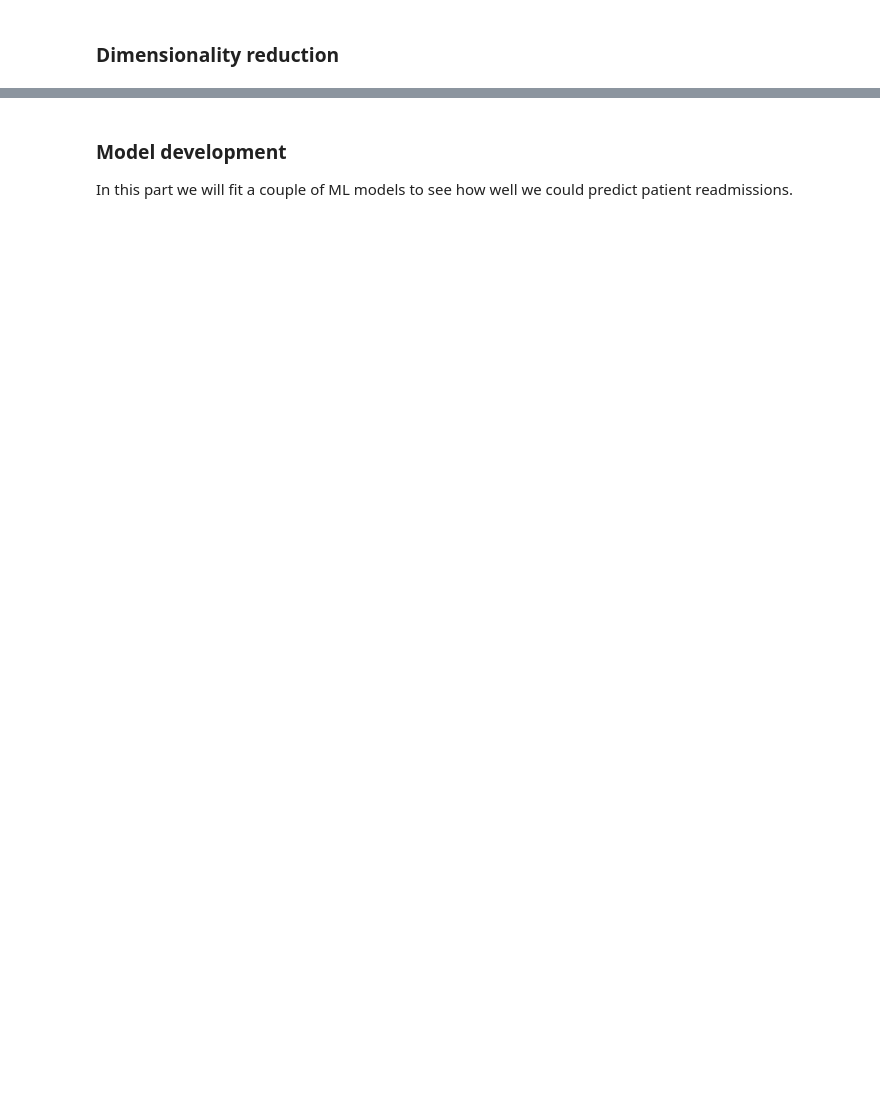
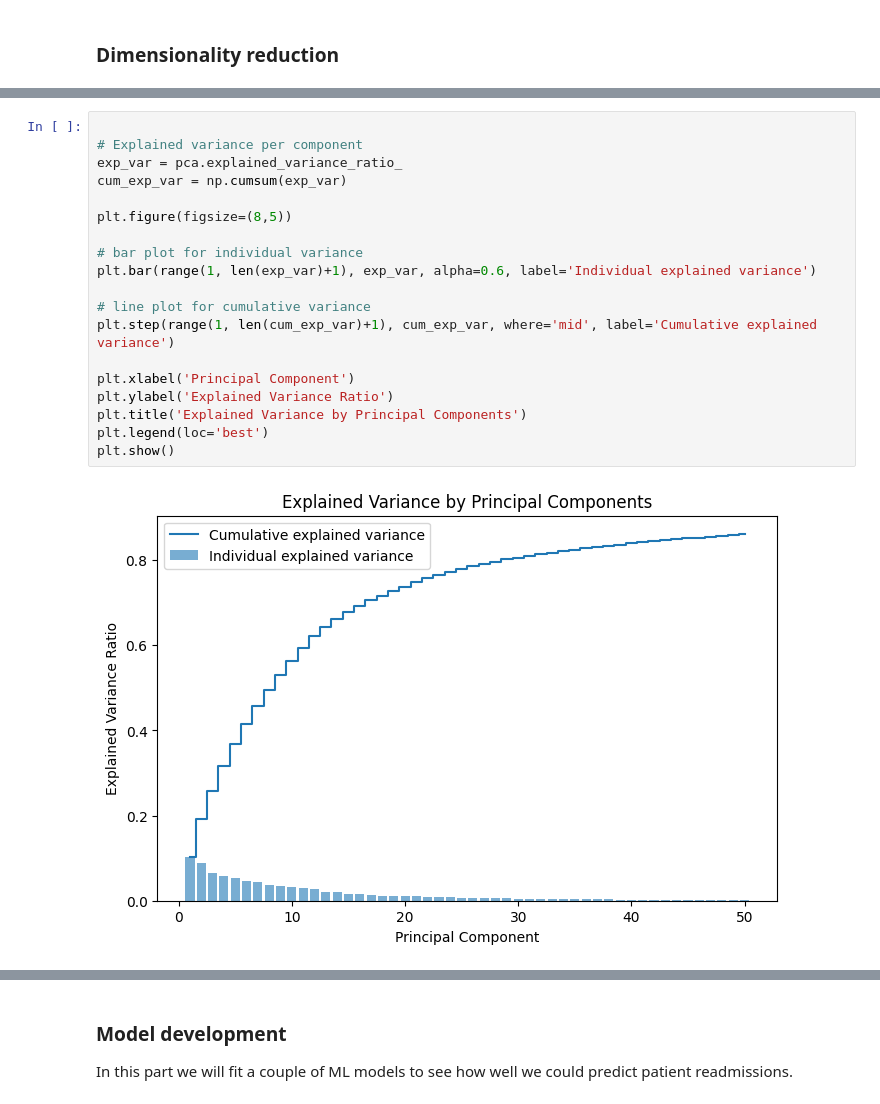
Before and after one commit to abuchin/patient_readmission_kaggle, a Jupyter notebook: EDA/EDA.ipynb, the cells around one changed output, grey strips where cells are left out. Cells and saved outputs as stored; diff of their text form; blank space fills up the shorter version.

```diff
--- a/EDA/EDA.ipynb
+++ b/EDA/EDA.ipynb
@@ -199 +217,22 @@ After PCA shape: (81412, 30)
+# %%
+
+# Explained variance per component
+exp_var = pca.explained_variance_ratio_
+cum_exp_var = np.cumsum(exp_var)
+
+plt.figure(figsize=(8,5))
+
+# bar plot for individual variance
+plt.bar(range(1, len(exp_var)+1), exp_var, alpha=0.6, label='Individual explained variance')
+
+# line plot for cumulative variance
+plt.step(range(1, len(cum_exp_var)+1), cum_exp_var, where='mid', label='Cumulative explained variance')
+
+plt.xlabel('Principal Component')
+plt.ylabel('Explained Variance Ratio')
+plt.title('Explained Variance by Principal Components')
+plt.legend(loc='best')
+plt.show()
+# %% [output]
+[figure, added]
 # %% [markdown]
```
Also changed, not shown: parts of 10 cells of this notebook.
